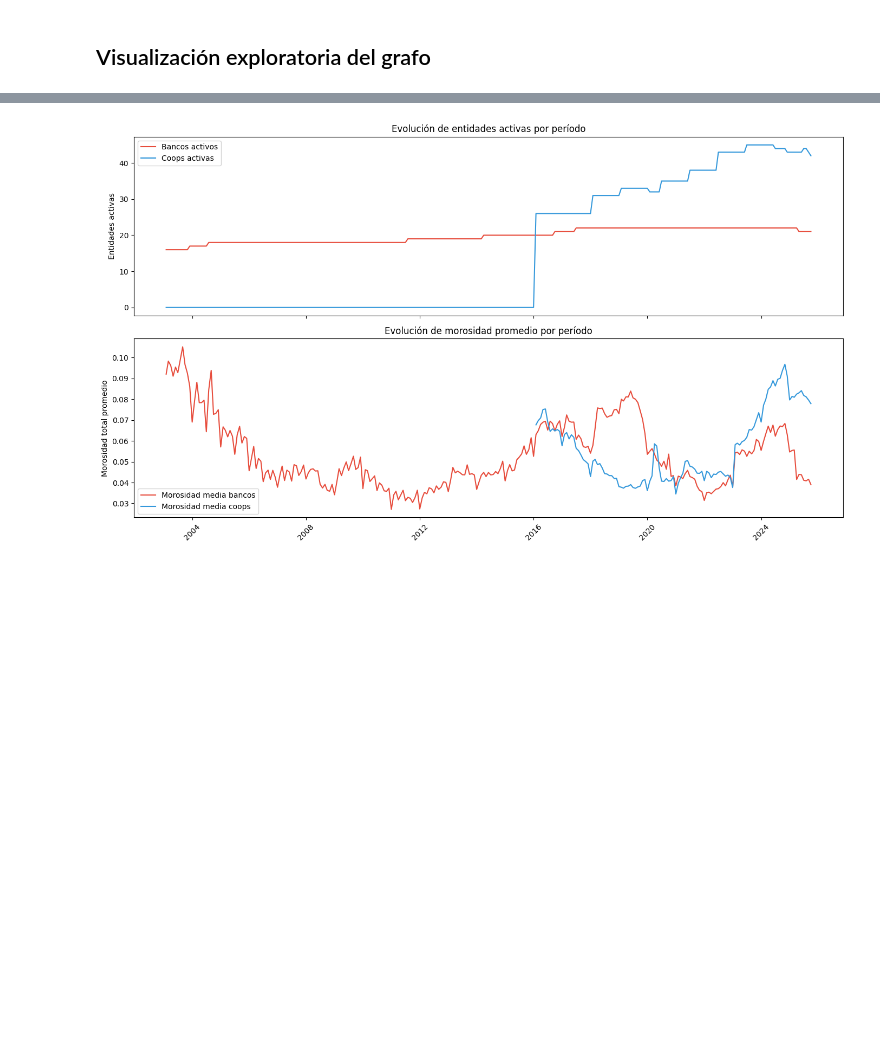
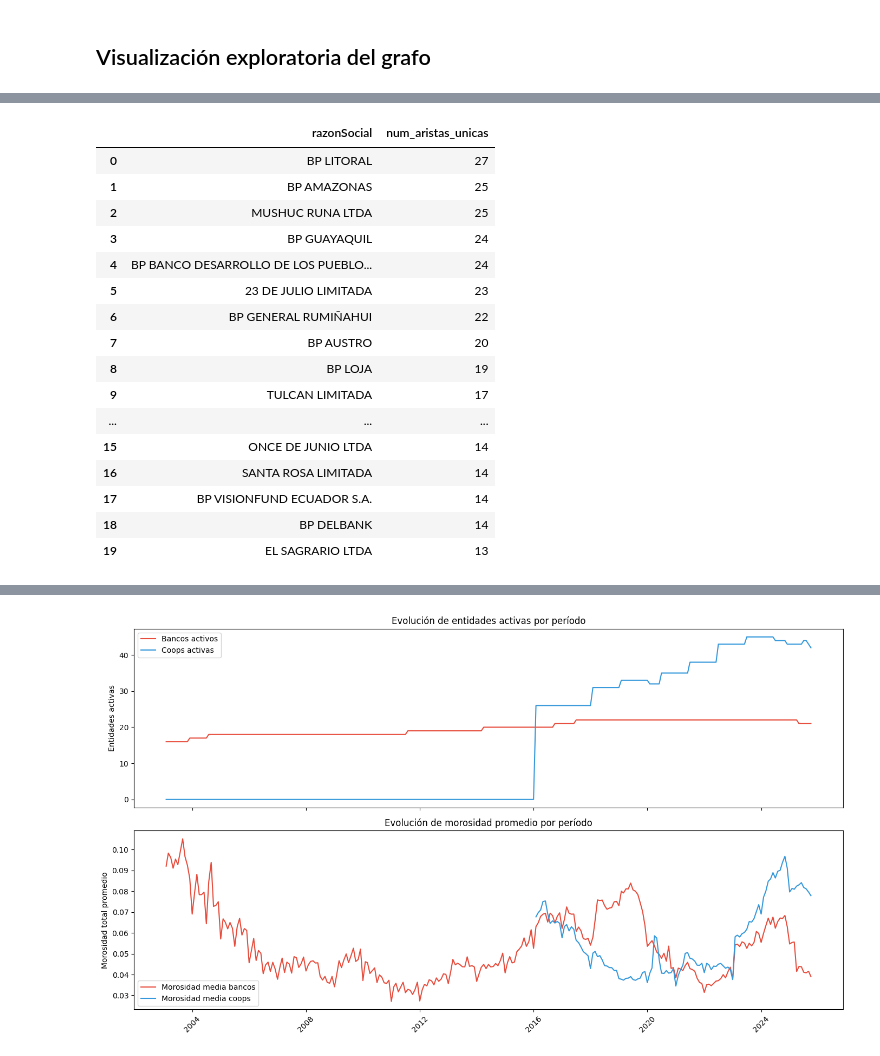
Before and after one commit to OrtizNicola/GNN-SF, a Jupyter notebook: GNN_LSTM_SistemaFinanciero_Ecuador.ipynb, the cells around one changed output, grey strips where cells are left out. Saved outputs shown, nothing was run; the diff lists cells and outputs as text; code cells hidden in the pictures; blank space fills up the shorter version.

```diff
--- a/GNN_LSTM_SistemaFinanciero_Ecuador.ipynb
+++ b/GNN_LSTM_SistemaFinanciero_Ecuador.ipynb
@@ -449,2 +516,78 @@ print(f'  aristas b-c        : {ejemplo["banco","relacionado_con","cooperativa"]
 # %% [markdown]
 ## Visualización exploratoria del grafo
+# %%
+
+# Cambia aquí la fecha
+fecha_especifica = periodos[-1]   # ejemplo: periodos[5]
+
+snapshot = snapshots[fecha_especifica]
+
+idx2banco = {v: k for k, v in banco2idx.items()}
+idx2coop  = {v: k for k, v in coop2idx.items()}
+
+conteo_aristas = {}
+aristas_unicas = set()
+
+def procesar_intra(edge_index, idx2name):
+    if edge_index.shape[1] == 0:
+        return
+
+    for i in range(edge_index.shape[1]):
+        u = edge_index[0, i].item()
+        v = edge_index[1, i].item()
+
+        # evitar duplicados (A-B == B-A)
+        arista = tuple(sorted((u, v)))
+        if arista in aristas_unicas:
+            continue
+
+        aristas_unicas.add(arista)
+
+        nombre_u = idx2name.get(u)
+        nombre_v = idx2name.get(v)
+
+        if nombre_u is not None:
+            conteo_aristas[nombre_u] = conteo_aristas.get(nombre_u, 0) + 1
+        if nombre_v is not None:
+            conteo_aristas[nombre_v] = conteo_aristas.get(nombre_v, 0) + 1
+
+
+def procesar_inter(edge_index):
+    if edge_index.shape[1] == 0:
+        return
+
+    for i in range(edge_index.shape[1]):
+        b = edge_index[0, i].item()
+        c = edge_index[1, i].item()
+
+        # arista inter única (tipo, nodo1, nodo2)
+        arista = ('inter', b, c)
+        if arista in aristas_unicas:
+            continue
+
+        aristas_unicas.add(arista)
+
+        nombre_b = idx2banco.get(b)
+        nombre_c = idx2coop.get(c)
+
+        if nombre_b is not None:
+            conteo_aristas[nombre_b] = conteo_aristas.get(nombre_b, 0) + 1
+        if nombre_c is not None:
+            conteo_aristas[nombre_c] = conteo_aristas.get(nombre_c, 0) + 1
+
+
+# ── Procesar aristas ──
+procesar_intra(snapshot['banco', 'similar_a', 'banco'].edge_index, idx2banco)
+procesar_intra(snapshot['cooperativa', 'similar_a', 'cooperativa'].edge_index, idx2coop)
+procesar_inter(snapshot['banco', 'relacionado_con', 'cooperativa'].edge_index)
+
+# ── DataFrame final ──
+tabla_aristas = (
+    pd.DataFrame(list(conteo_aristas.items()), columns=['razonSocial', 'num_aristas_unicas'])
+      .sort_values('num_aristas_unicas', ascending=False)
+      .reset_index(drop=True)
+)
+
+print(f"Fecha analizada: {fecha_especifica}")
+tabla_aristas.head(20)
+# %% [output]
@@ -450,0 +595,17 @@ print(f'  aristas b-c        : {ejemplo["banco","relacionado_con","cooperativa"]
+|  | razonSocial | num_aristas_unicas |
+| 0 | BP LITORAL | 27 |
+| 1 | BP AMAZONAS | 25 |
+| 2 | MUSHUC RUNA LTDA | 25 |
+| 3 | BP GUAYAQUIL | 24 |
+| 4 | BP BANCO DESARROLLO DE LOS PUEBLO... | 24 |
+| 5 | 23 DE JULIO LIMITADA | 23 |
+| 6 | BP GENERAL RUMIÑAHUI | 22 |
+| 7 | BP AUSTRO | 20 |
+| 8 | BP LOJA | 19 |
+| 9 | TULCAN LIMITADA | 17 |
+| ... | ... | ... |
+| 15 | ONCE DE JUNIO LTDA | 14 |
+| 16 | SANTA ROSA LIMITADA | 14 |
+| 17 | BP VISIONFUND ECUADOR S.A. | 14 |
+| 18 | BP DELBANK | 14 |
+| 19 | EL SAGRARIO LTDA | 13 |
```
Also changed, not shown: parts of 14 cells of this notebook.
